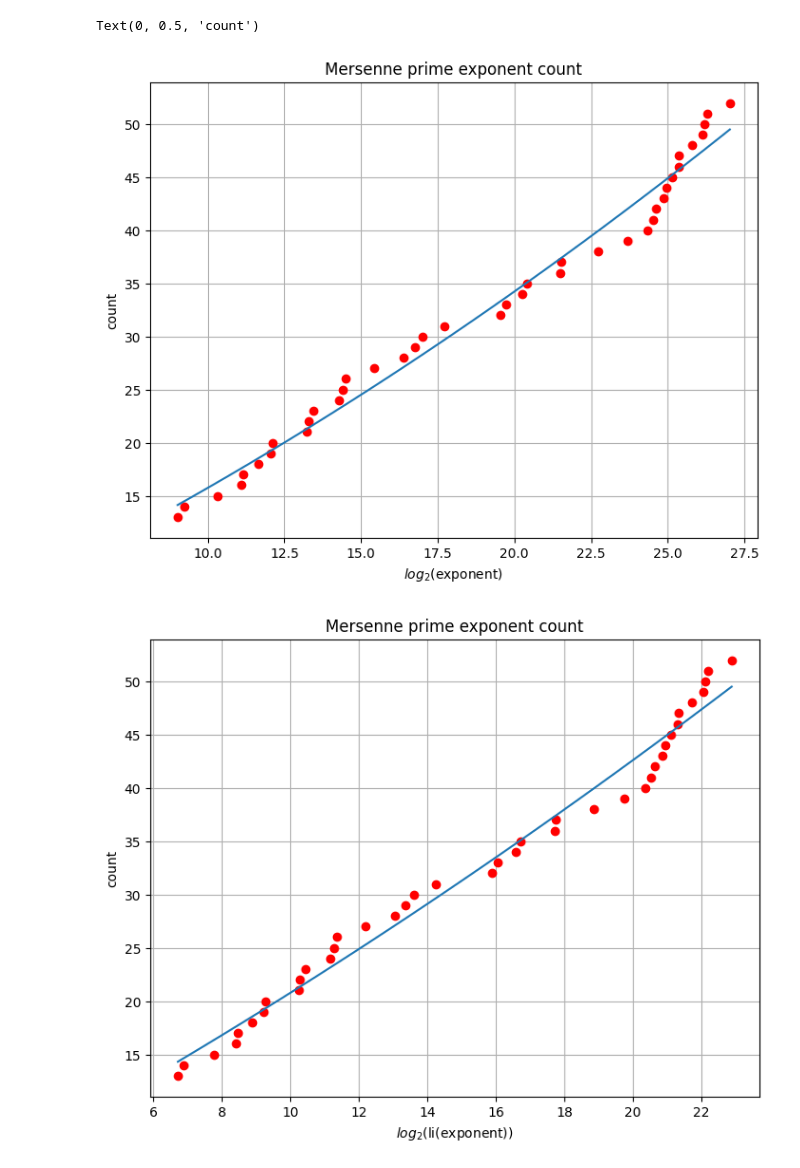
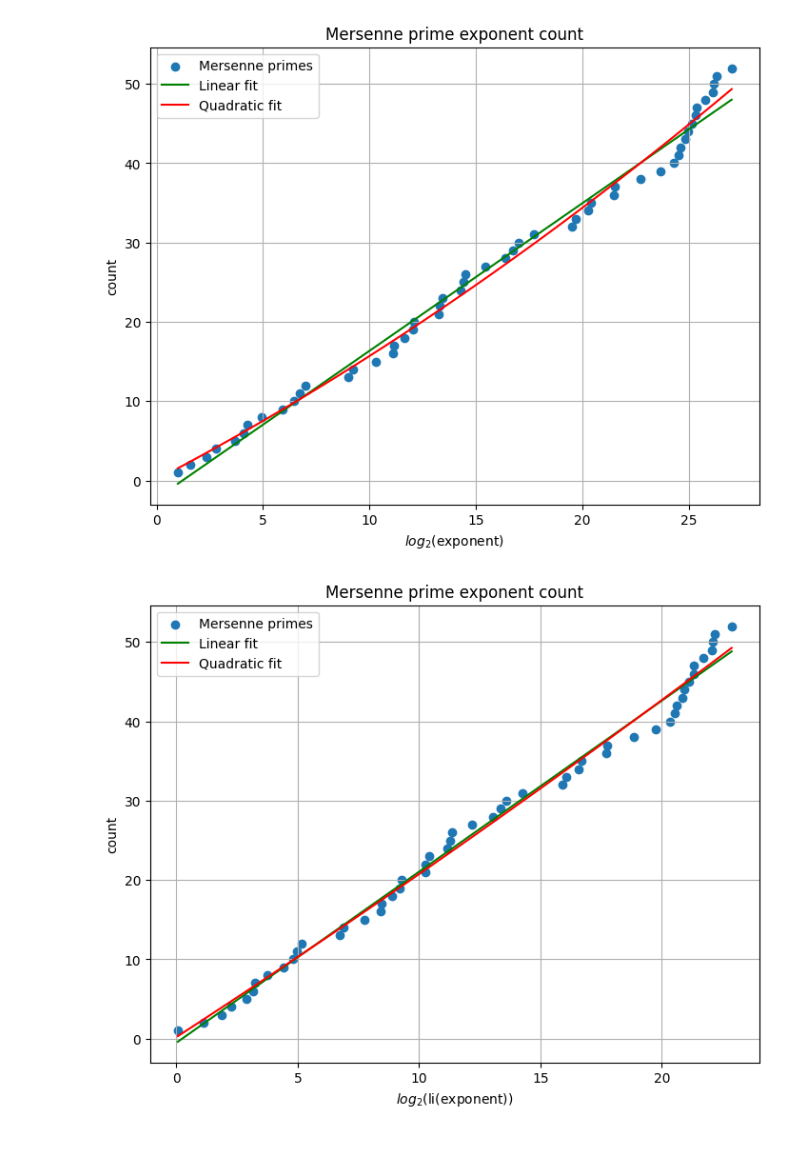
Before and after one commit to proski/notebooks, a Jupyter notebook: mersenne.ipynb, the cells around one changed output. Drawn from its saved outputs; the diff is of its cells as text; code cells hidden in the pictures.

Commit message:
Show linear and quadratic fit, show all numbers

```diff
--- a/mersenne.ipynb
+++ b/mersenne.ipynb
@@ -4,8 +4,6 @@ import matplotlib.pyplot as plt
 import mpmath
 import numpy as np
 from numpy.polynomial import Polynomial
-
-START = 521 # first Mersenne exponent used for the graphs
 
 mersenne_exponents = [
     2,
@@ -68,19 +66,20 @@ count = 0
 xvals = []
 yvals = []
 for count, exponent in enumerate(mersenne_exponents, start=1):
-    if exponent >= START:
-        xvals.append(math.log2(exponent))
-        yvals.append(count)
+    xvals.append(math.log2(exponent))
+    yvals.append(count)
 
-fit = Polynomial.fit(xvals, yvals, deg=2)
-print(fit)
+fit1 = Polynomial.fit(xvals, yvals, deg=1)
+fit2 = Polynomial.fit(xvals, yvals, deg=2)
 x = np.linspace(xvals[0], xvals[-1], 100)
 
 fig = plt.figure()
 ax = fig.add_axes([0, 0, 1, 1])
-ax.plot(xvals, yvals, 'ro')
-ax.plot(x, fit(x))
+ax.scatter(xvals, yvals, label="Mersenne primes")
+ax.plot(x, fit1(x), 'g', label="Linear fit")
+ax.plot(x, fit2(x), 'r', label="Quadratic fit")
 ax.grid()
+ax.legend()
 ax.set_title("Mersenne prime exponent count")
 ax.set_xlabel("$log_{2}$(exponent)")
 ax.set_ylabel("count")
@@ -89,19 +88,20 @@ count = 0
 xvals = []
 yvals = []
 for count, exponent in enumerate(mersenne_exponents, start=1):
-    if exponent >= START:
-        xvals.append(math.log2(mpmath.li(exponent)))
-        yvals.append(count)
+    xvals.append(math.log2(mpmath.li(exponent)))
+    yvals.append(count)
 
-fit = Polynomial.fit(xvals, yvals, deg=2)
-print(fit)
+fit1 = Polynomial.fit(xvals, yvals, deg=1)
+fit2 = Polynomial.fit(xvals, yvals, deg=2)
 x = np.linspace(xvals[0], xvals[-1], 100)
 
 fig = plt.figure()
 ax = fig.add_axes([0, 0, 1, 1])
-ax.plot(xvals, yvals, 'ro')
-ax.plot(x, fit(x))
+ax.scatter(xvals, yvals, label="Mersenne primes")
+ax.plot(x, fit1(x), 'g', label="Linear fit")
+ax.plot(x, fit2(x), 'r', label="Quadratic fit")
 ax.grid()
+ax.legend()
 ax.set_title("Mersenne prime exponent count")
 ax.set_xlabel("$log_{2}$(li(exponent))")
 ax.set_ylabel("count")
@@ -113,3 +110,2 @@ ax.set_ylabel("count")
-Text(0, 0.5, 'count')
-[figure, old version]
+[figure, new version]
-[figure, old version]
+[figure, new version]
```
Also changed, not shown: parts of 1 cell of this notebook.
